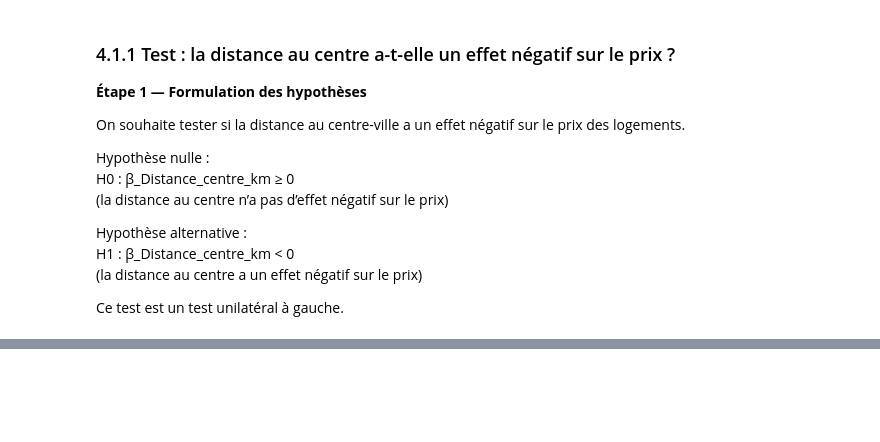
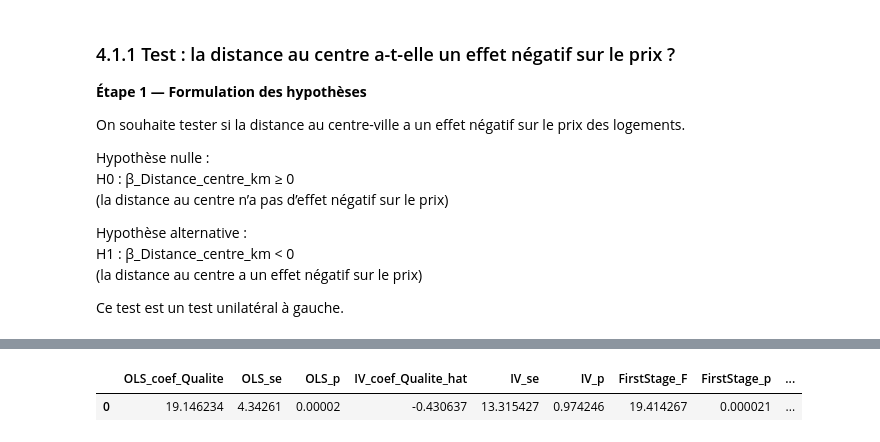
Before and after one commit to SIVAYANAMAPeraveena/Statistique, a Jupyter notebook: notebook.ipynb, the cells around one changed output, grey strips where cells are left out. Saved outputs shown, nothing was run; the diff lists cells and outputs as text; code cells hidden in the pictures; blank space fills up the shorter version.

```diff
--- a/notebook.ipynb
+++ b/notebook.ipynb
@@ -708,0 +765,5 @@ p-value (one-sided, H1: beta < 0) = 7.068721187320483e-18
+# %%
+y = df[TARGET]
+X_ols = sm.add_constant(df[controls + [endo]])
+ols = sm.OLS(y, X_ols).fit()
+print(ols.summary())
@@ -708,0 +798,7 @@ p-value (one-sided, H1: beta < 0) = 7.068721187320483e-18
+# %%
+X_first = sm.add_constant(df[[instr] + controls])
+first = sm.OLS(df[endo], X_first).fit()
+print(first.summary())
+
+print("\nF-test (pertinence) : Distance_universite = 0")
+print(first.f_test(f"{instr} = 0"))
@@ -708,0 +900,20 @@ p-value (one-sided, H1: beta < 0) = 7.068721187320483e-18
+# %%
+f = first.f_test(f"{instr} = 0")
+t = cf.f_test("v_hat = 0")
+
+summary_6 = pd.DataFrame({
+    "OLS_coef_Qualite": [ols.params[endo]],
+    "OLS_se": [ols.bse[endo]],
+    "OLS_p": [ols.pvalues[endo]],
+    "IV_coef_Qualite_hat": [iv.params["Qualite_ecole_hat"]],
+    "IV_se": [iv.bse["Qualite_ecole_hat"]],
+    "IV_p": [iv.pvalues["Qualite_ecole_hat"]],
+    "FirstStage_F": [float(f.fvalue)],
+    "FirstStage_p": [float(f.pvalue)],
+    "EndogTest_p(v_hat)": [float(t.pvalue)]
+})
+
+summary_6
+# %% [output]
+|  | OLS_coef_Qualite | OLS_se | OLS_p | IV_coef_Qualite_hat | IV_se | IV_p | FirstStage_F | FirstStage_p | ... |
+| 0 | 19.146234 | 4.34261 | 0.00002 | -0.430637 | 13.315427 | 0.974246 | 19.414267 | 0.000021 | ... |
```
Also changed, not shown: parts of 43 cells of this notebook.
